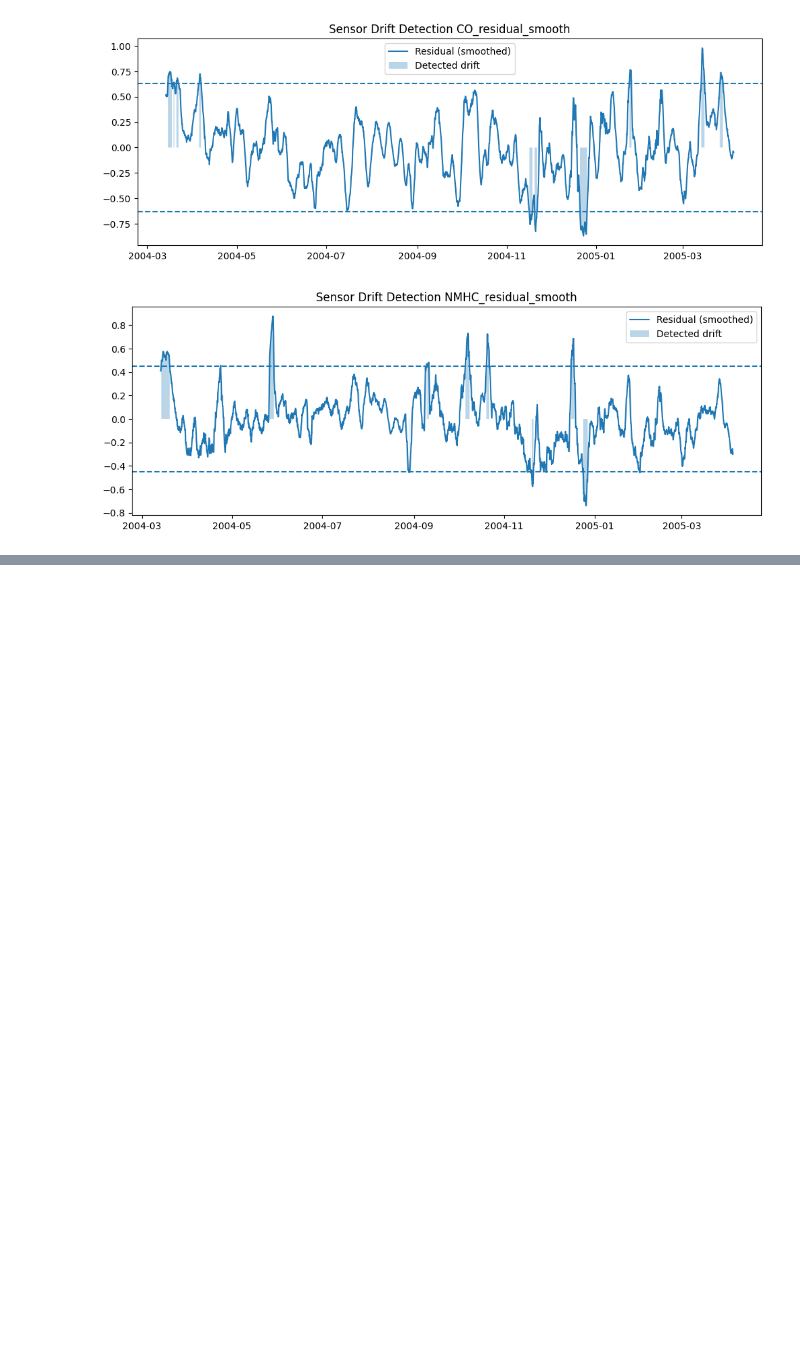
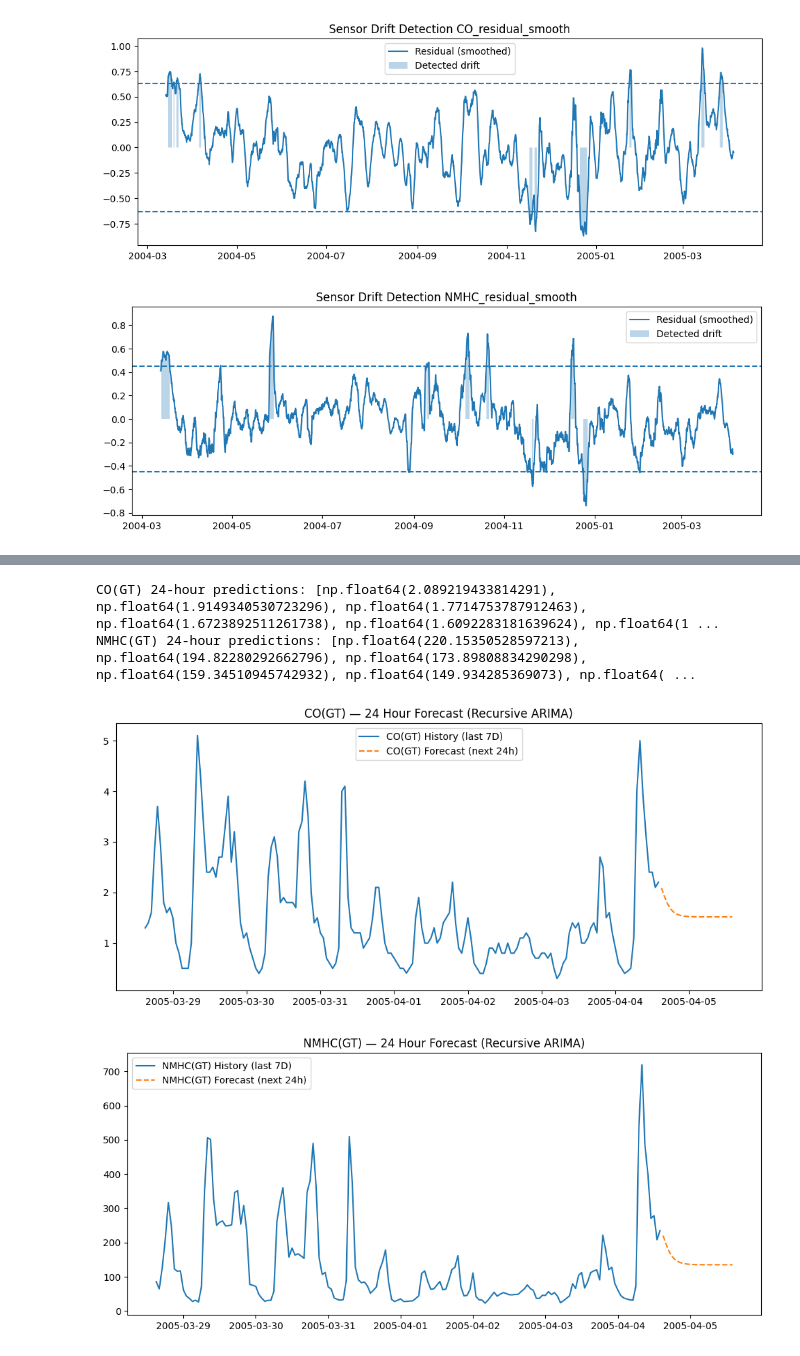
Before and after one commit to mr-kelsey/sp26-aai530-group1, a Jupyter notebook: Notebooks/Nick/CO_NMHC.ipynb, the cells around one changed output, grey strips where cells are left out. Cells and saved outputs as stored; diff of their text form; code cells hidden in the pictures; blank space fills up the shorter version.

```diff
--- a/Notebooks/Nick/CO_NMHC.ipynb
+++ b/Notebooks/Nick/CO_NMHC.ipynb
@@ -404,0 +509,54 @@ for i in target:
+# %%
+
+# hourly frequency
+hourly_df = df.resample("H").mean()
+
+targets = ["CO(GT)", "NMHC(GT)"]
+order = (2, 1, 2)
+horizon = 24  # 24 hours
+
+all_predictions = {}
+
+for target in targets:
+    series = hourly_df[target].dropna()
+
+    history = list(series.values)
+    predictions = []
+
+    for _ in range(horizon):
+        model = ARIMA(history, order=order)
+        model_fit = model.fit()
+        yhat = model_fit.forecast()[0]
+        predictions.append(yhat)
+        history.append(yhat)
+
+    all_predictions[target] = {
+        "series": series,
+        "predictions": predictions
+    }
+
+    print(f"{target} 24-hour predictions:", predictions)
+
+# future hourly index (next 24 hours)
+future_index = pd.date_range(
+    hourly_df.index.max(),
+    periods=horizon + 1,
+    freq="H"
+)[1:]
+
+# 3) plot (show last 7 days of history + next 24 hours forecast)
+for target in targets:
+    series = all_predictions[target]["series"]
+    preds = all_predictions[target]["predictions"]
+
+    plt.figure(figsize=(12,5))
+    plt.plot(series.last("7D").index, series.last("7D"), label=f"{target} History (last 7D)")
+    plt.plot(future_index, preds, "--", label=f"{target} Forecast (next 24h)")
+    plt.legend()
+    plt.title(f"{target} — 24 Hour Forecast (Recursive ARIMA)")
+    plt.show()
+# %% [output]
+CO(GT) 24-hour predictions: [np.float64(2.089219433814291), np.float64(1.9149340530723296), np.float64(1.7714753787912463), np.float64(1.6723892511261738), np.float64(1.6092283181639624), np.float64(1 ...
+NMHC(GT) 24-hour predictions: [np.float64(220.15350528597213), np.float64(194.82280292662796), np.float64(173.89808834290298), np.float64(159.34510945742932), np.float64(149.934285369073), np.float64( ...
+[figure, added]
+[figure, added]
```
Also changed, not shown: parts of 7 cells of this notebook.
